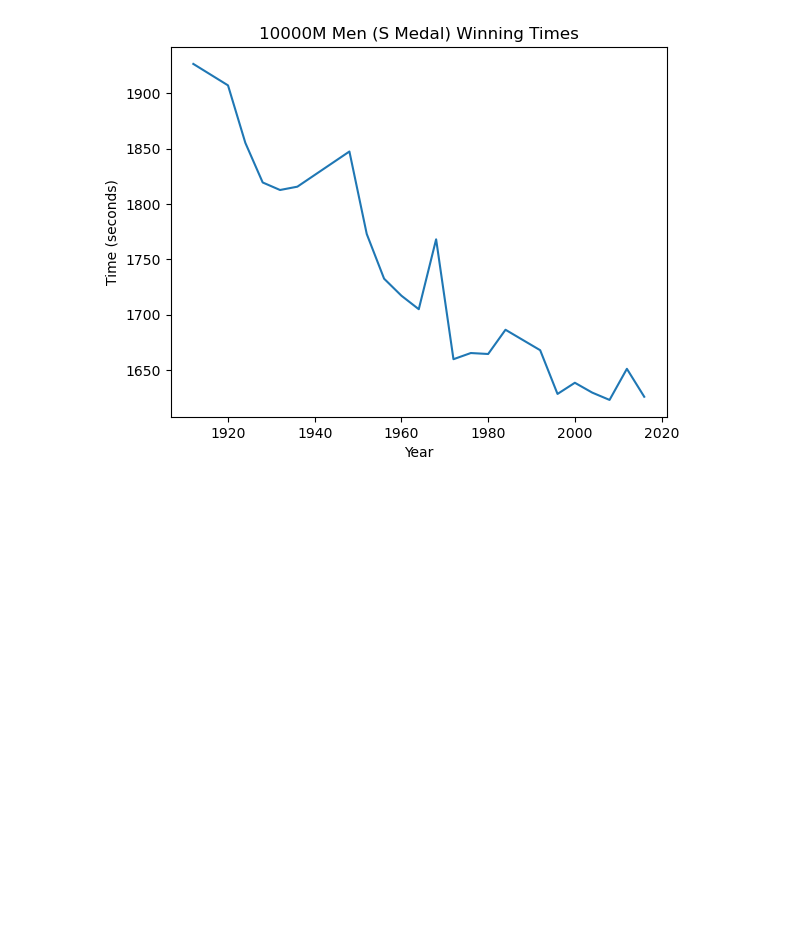
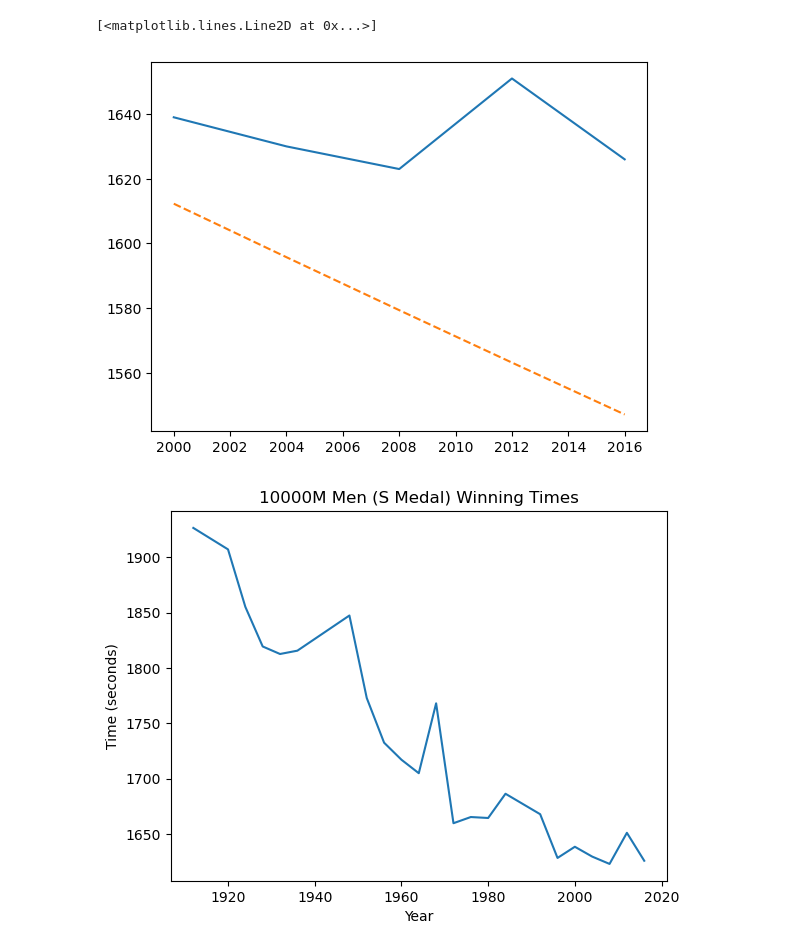
Before and after one commit to avaduggan/ML4420_project, a Jupyter notebook: data_explore_ad.ipynb, the cells around one changed output. Drawn from its saved outputs; the diff is of its cells as text; code cells hidden in the pictures; blank space fills up the shorter version.

```diff
--- a/data_explore_ad.ipynb
+++ b/data_explore_ad.ipynb
@@ -52,3 +109,30 @@ plt.plot(df['Year'], df['Result_seconds'])
+# %%
+df_lag = df_index[['results_seconds']]
+df_lag
+
+import numpy as np
+train_size = int(.8*len(df_lag))
+train_data = df_lag[:train_size]
+test_data = df_lag[train_size:]
+y_train = np.array(train_data['results_seconds']).reshape(-1,1)
+y_test = np.array(test_data['results_seconds']).reshape(-1,1)
+
+from statsmodels.tsa.ar_model import AutoReg
+ar_model = AutoReg(y_train,lags=1, trend= "n")
+ar_results = ar_model.fit()
+ar_results.params
+ar_results.roots
+
+ar_pred = ar_results.predict(start=len(train_data), end=len(train_data) + len(test_data) - 1)
+pred_data = pd.DataFrame({'seconds': test_data.index, 'pred results': ar_pred.flatten()})
+pred_data.set_index('seconds', inplace = True)
+pred_data.head()
+
+plt.plot(test_data['results_seconds'], label = "Actual Results")
+plt.plot(pred_data['pred results'], label = "AR(1) predicted", linestyle = "--")
+# %% [output]
+[<matplotlib.lines.Line2D at 0x...>]
+[figure, added]
 # %%
 import pandas as pd
 import numpy as np
```
Also changed, not shown: parts of 9 cells of this notebook.
